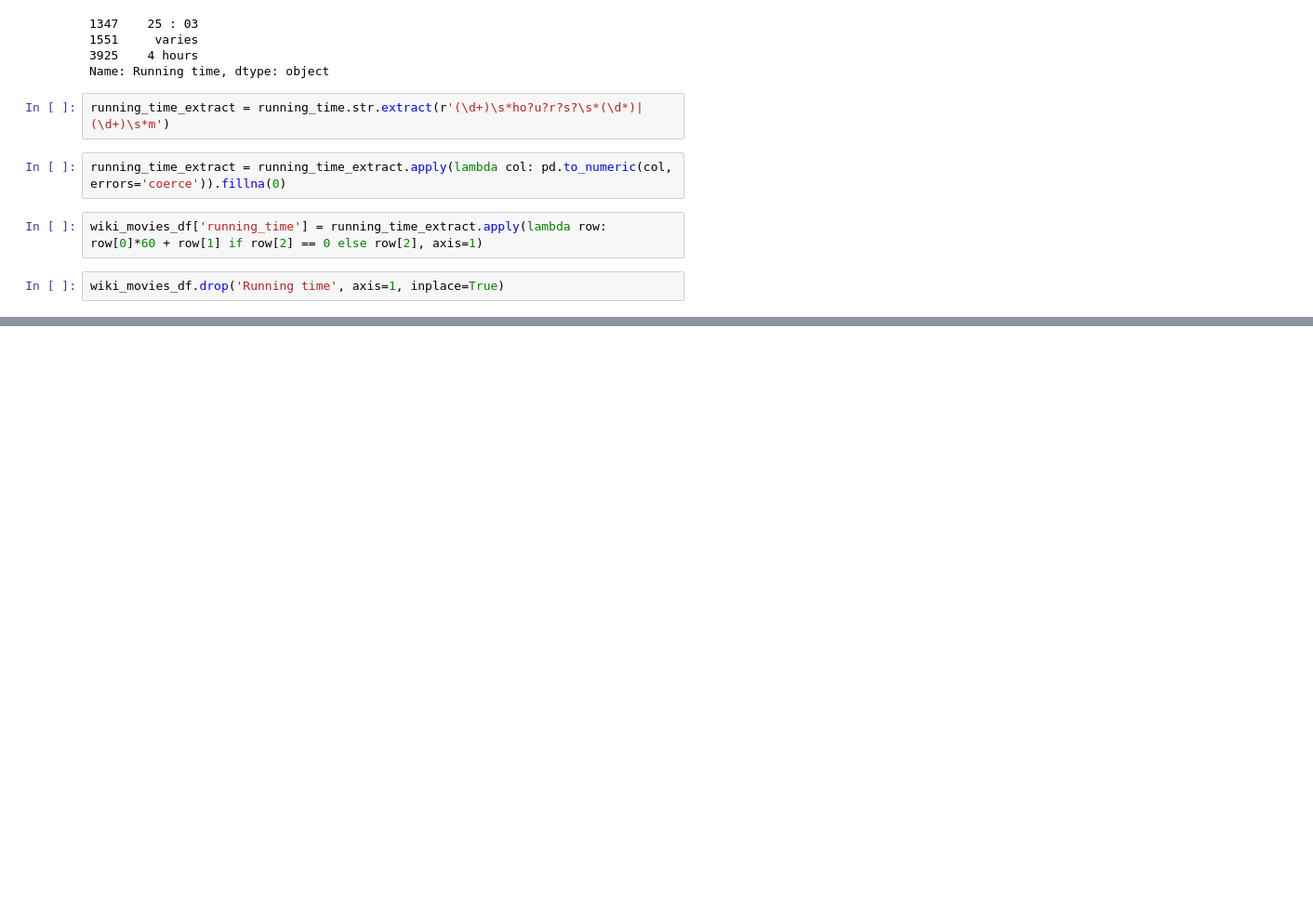
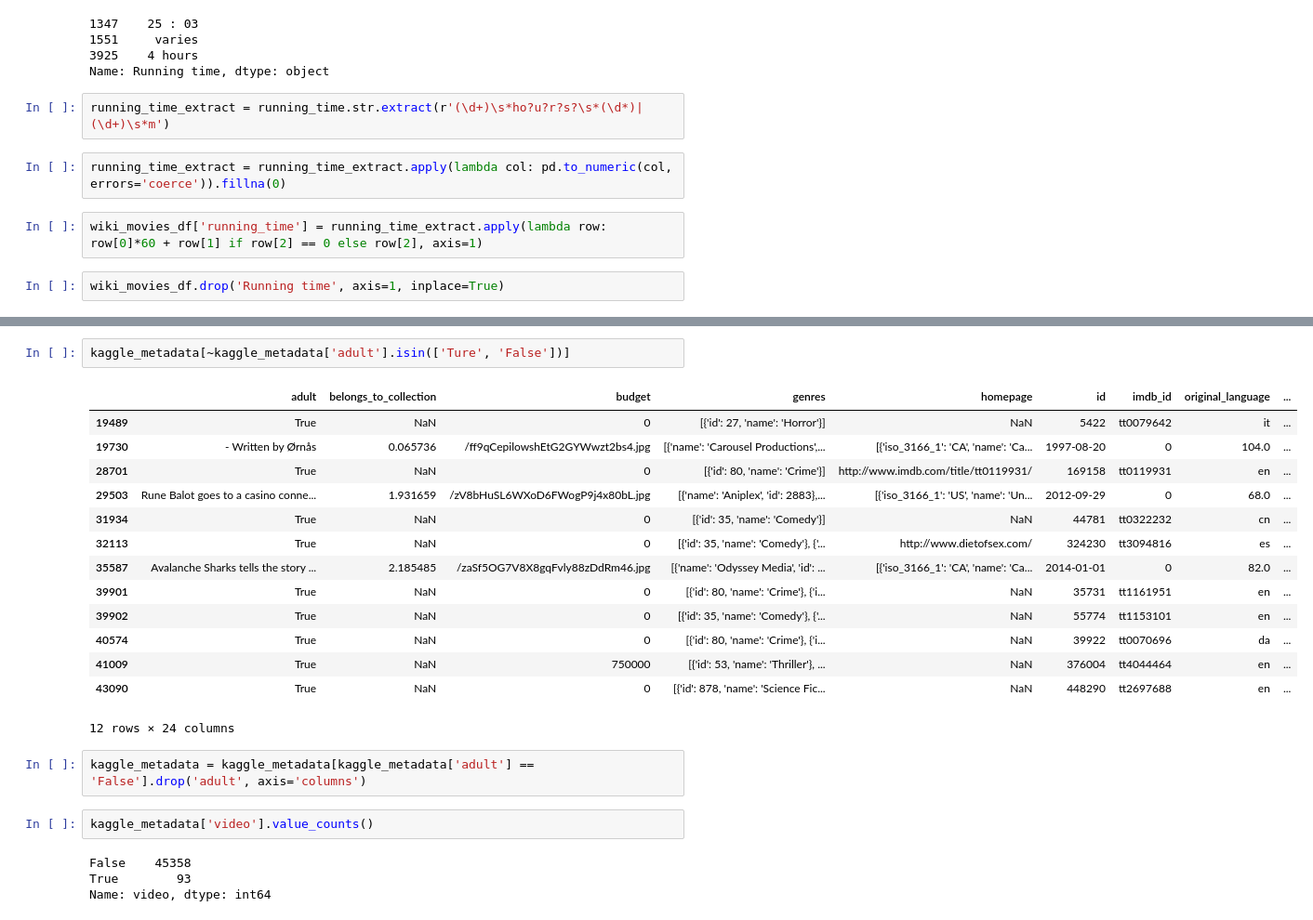
Before and after one commit to Eric0rtega/Movies-ETL, a Jupyter notebook: Untitled.ipynb, the cells around one changed output, grey strips where cells are left out. Shown at 93% size. Saved outputs shown, nothing was run; the diff lists cells and outputs as text; blank space fills up the shorter version.

Commit message:
Cleaned the Kaggle data.

```diff
--- a/Untitled.ipynb
+++ b/Untitled.ipynb
@@ -675,0 +721,25 @@ AttributeError: 'DataFrame' object has no attribute 'tolist'
+# %%
+kaggle_metadata[~kaggle_metadata['adult'].isin(['Ture', 'False'])]
+# %% [output]
+|  | adult | belongs_to_collection | budget | genres | homepage | id | imdb_id | original_language | ... |
+| 19489 | True | NaN | 0 | [{'id': 27, 'name': 'Horror'}] | NaN | 5422 | tt0079642 | it | ... |
+| 19730 | - Written by Ørnås | 0.065736 | /ff9qCepilowshEtG2GYWwzt2bs4.jpg | [{'name': 'Carousel Productions',... | [{'iso_3166_1': 'CA', 'name': 'Ca... | 1997-08-20 | 0 | 104.0 | ... |
+| 28701 | True | NaN | 0 | [{'id': 80, 'name': 'Crime'}] | http://www.imdb.com/title/tt0119931/ | 169158 | tt0119931 | en | ... |
+| 29503 | Rune Balot goes to a casino conne... | 1.931659 | /zV8bHuSL6WXoD6FWogP9j4x80bL.jpg | [{'name': 'Aniplex', 'id': 2883},... | [{'iso_3166_1': 'US', 'name': 'Un... | 2012-09-29 | 0 | 68.0 | ... |
+| 31934 | True | NaN | 0 | [{'id': 35, 'name': 'Comedy'}] | NaN | 44781 | tt0322232 | cn | ... |
+| 32113 | True | NaN | 0 | [{'id': 35, 'name': 'Comedy'}, {'... | http://www.dietofsex.com/ | 324230 | tt3094816 | es | ... |
+| 35587 | Avalanche Sharks tells the story ... | 2.185485 | /zaSf5OG7V8X8gqFvly88zDdRm46.jpg | [{'name': 'Odyssey Media', 'id': ... | [{'iso_3166_1': 'CA', 'name': 'Ca... | 2014-01-01 | 0 | 82.0 | ... |
+| 39901 | True | NaN | 0 | [{'id': 80, 'name': 'Crime'}, {'i... | NaN | 35731 | tt1161951 | en | ... |
+| 39902 | True | NaN | 0 | [{'id': 35, 'name': 'Comedy'}, {'... | NaN | 55774 | tt1153101 | en | ... |
+| 40574 | True | NaN | 0 | [{'id': 80, 'name': 'Crime'}, {'i... | NaN | 39922 | tt0070696 | da | ... |
+| 41009 | True | NaN | 750000 | [{'id': 53, 'name': 'Thriller'}, ... | NaN | 376004 | tt4044464 | en | ... |
+| 43090 | True | NaN | 0 | [{'id': 878, 'name': 'Science Fic... | NaN | 448290 | tt2697688 | en | ... |
+12 rows × 24 columns
+# %%
+kaggle_metadata = kaggle_metadata[kaggle_metadata['adult'] == 'False'].drop('adult', axis='columns')
+# %%
+kaggle_metadata['video'].value_counts()
+# %% [output]
+False    45358
+True        93
+Name: video, dtype: int64
```
Also changed, not shown: parts of 11 cells of this notebook.
